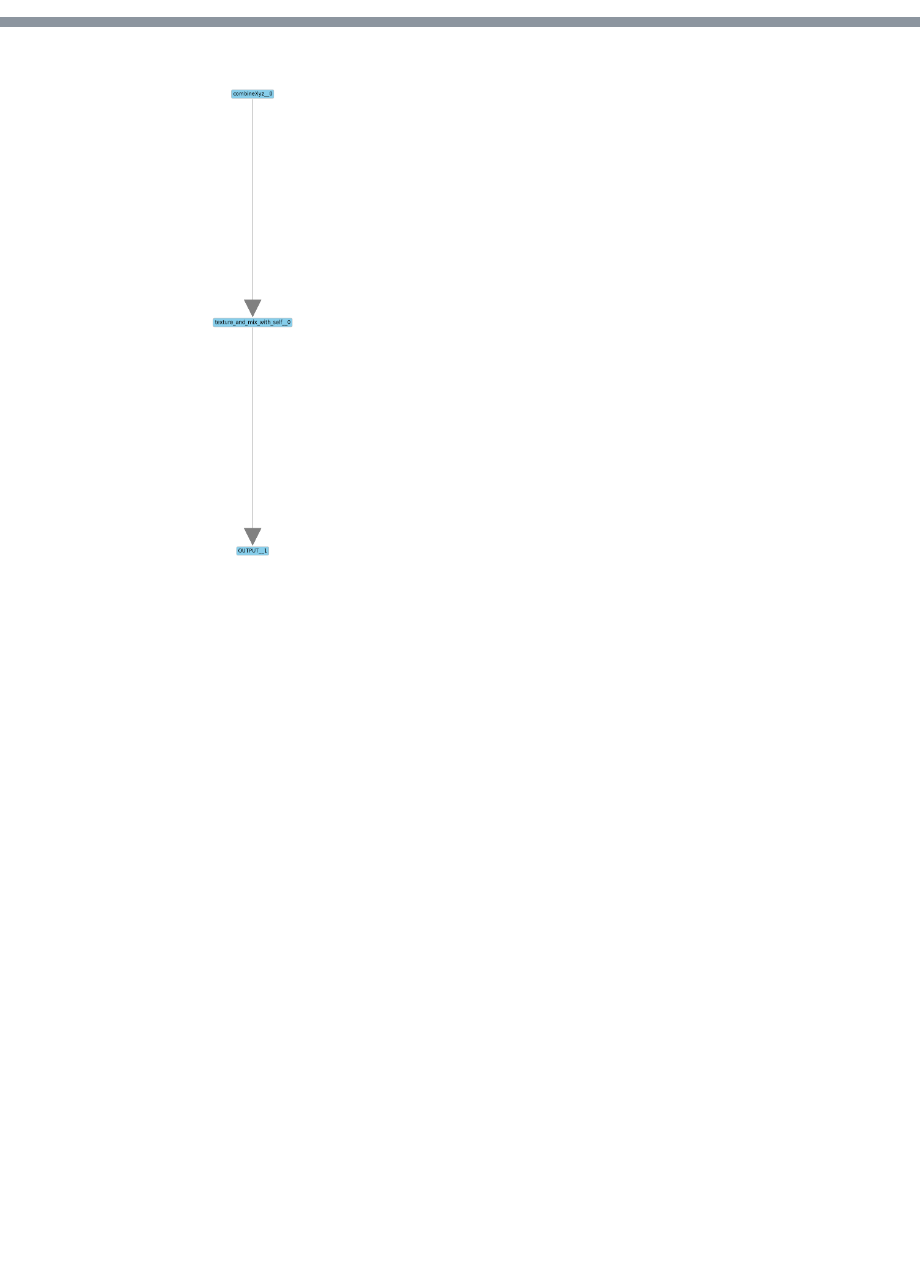
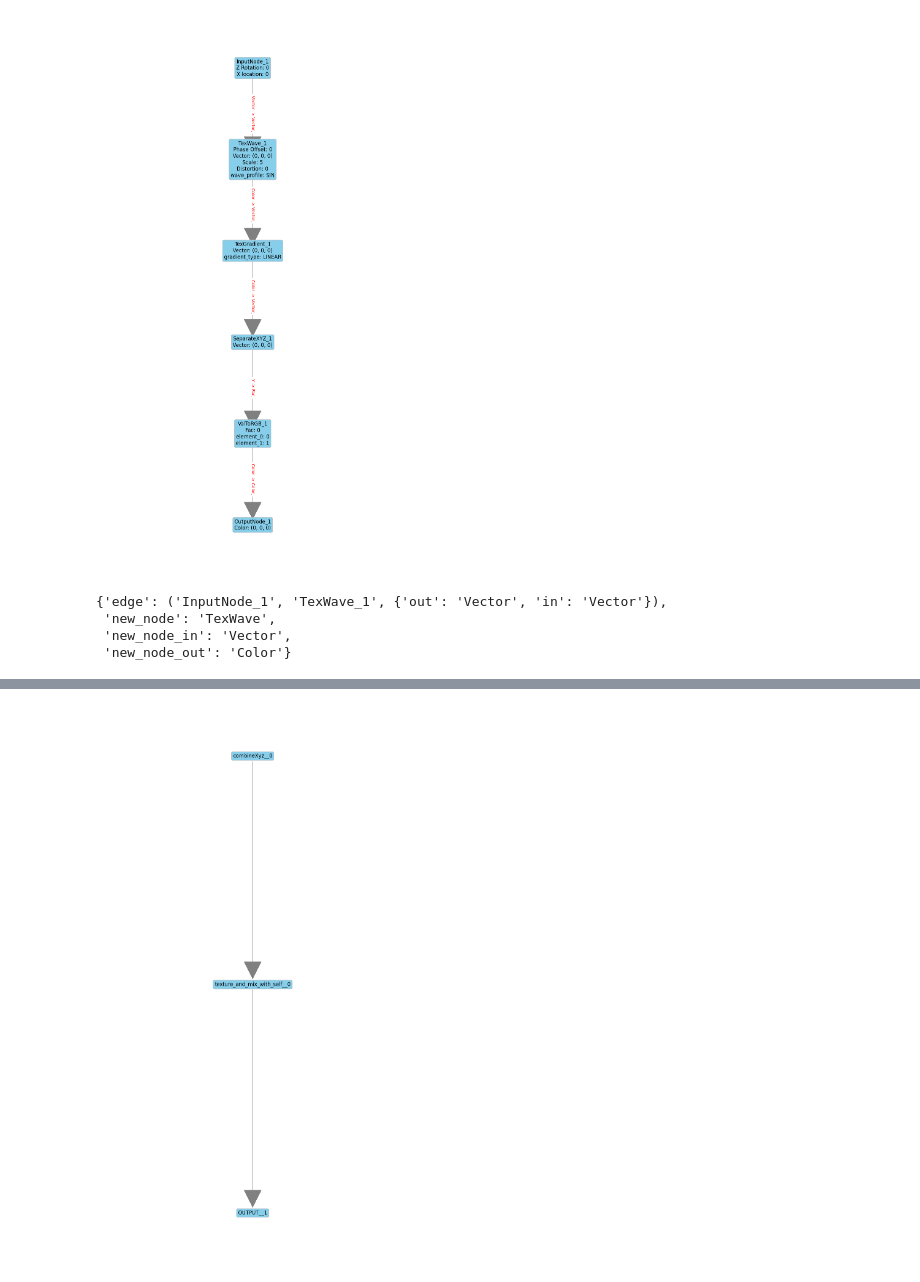
Before and after one commit to orenmatar/blender_shader, a Jupyter notebook: notebooks/graphs.ipynb, the cells around one changed output, grey strips where cells are left out. Drawn from its saved outputs; the diff is of its cells as text; code cells hidden in the pictures; blank space fills up the shorter version.

```diff
--- a/notebooks/graphs.ipynb
+++ b/notebooks/graphs.ipynb
@@ -22,0 +52,4 @@ meta_nodes = [mega_structure2, mega_structure1,burn_dodge]
+# %%
+nm.draw_network()
+# %% [output]
+[figure, added]
@@ -22,0 +65,8 @@ meta_nodes = [mega_structure2, mega_structure1,burn_dodge]
+# %%
+variation = desc.steps_forward[0]
+variation.step
+# %% [output]
+{'edge': ('InputNode_1', 'TexWave_1', {'out': 'Vector', 'in': 'Vector'}),
+ 'new_node': 'TexWave',
+ 'new_node_in': 'Vector',
+ 'new_node_out': 'Color'}
```
Also changed, not shown: parts of 13 cells of this notebook, 5 other files.
